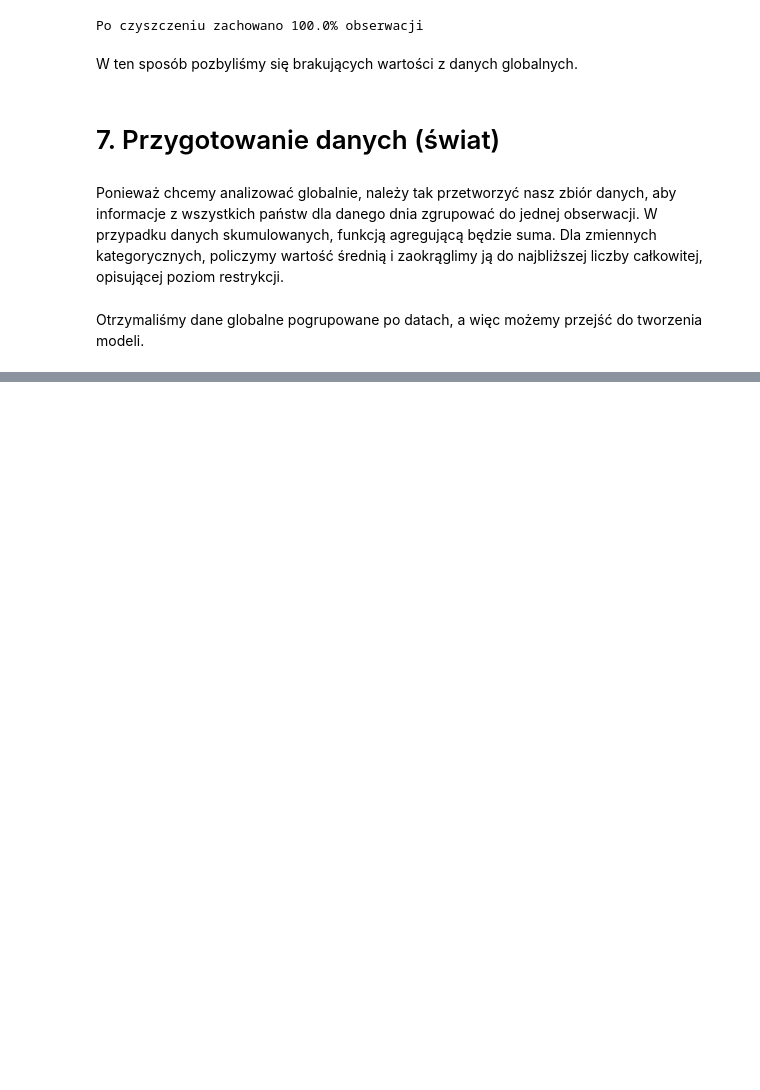
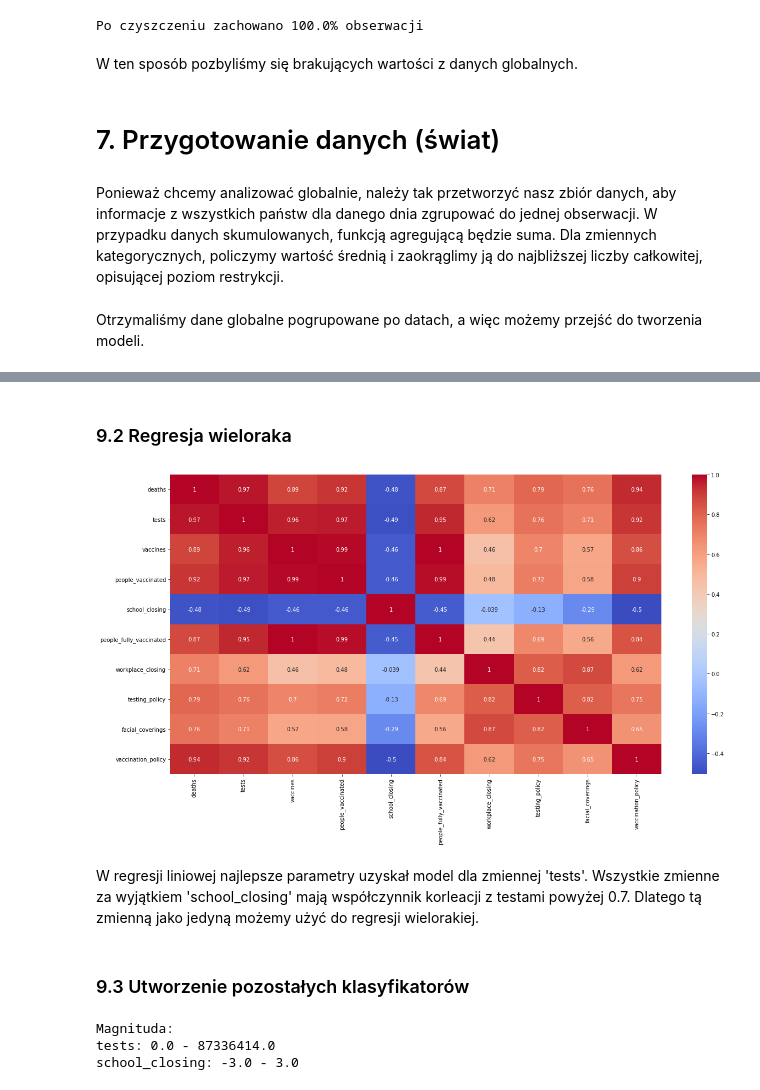
Before and after one commit to kzarnowski/covid19-analysis, a Jupyter notebook: Żarnowski_Krzysztof_P1.ipynb, the cells around one changed output, grey strips where cells are left out. Drawn from its saved outputs; the diff is of its cells as text; code cells hidden in the pictures; blank space fills up the shorter version.

```diff
--- a/Żarnowski_Krzysztof_P1.ipynb
+++ b/Żarnowski_Krzysztof_P1.ipynb
@@ -884,0 +960,21 @@ Otrzymaliśmy dane globalne pogrupowane po datach, a więc możemy przejść do
+# %% [markdown]
+### 9.2 Regresja wieloraka
+# %%
+figure = plt.figure(figsize=(20, 10))
+sns.heatmap(world[confirmed_explanatory].corr(), annot=True, cmap='coolwarm')
+plt.show()
+# %% [output]
+[figure, added]
+# %% [markdown]
+W regresji liniowej najlepsze parametry uzyskał model dla zmiennej 'tests'. Wszystkie zmienne za wyjątkiem 'school_closing' mają współczynnik korleacji z testami powyżej 0.7. Dlatego tą zmienną jako jedyną możemy użyć do regresji wielorakiej.
+# %% [markdown]
+### 9.3 Utworzenie pozostałych klasyfikatorów
+# %%
+explanatory_variables = ['tests', 'school_closing']
+
+print(f"Magnituda: \ntests: {np.min(spain['tests'])} - {np.max(spain['tests'])}\
+      \nschool_closing: {np.min(spain['school_closing'])} - {np.max(spain['school_closing'])}")
+# %% [output]
+Magnituda:
+tests: 0.0 - 87336414.0
+school_closing: -3.0 - 3.0
```
Also changed, not shown: parts of 23 cells of this notebook.
